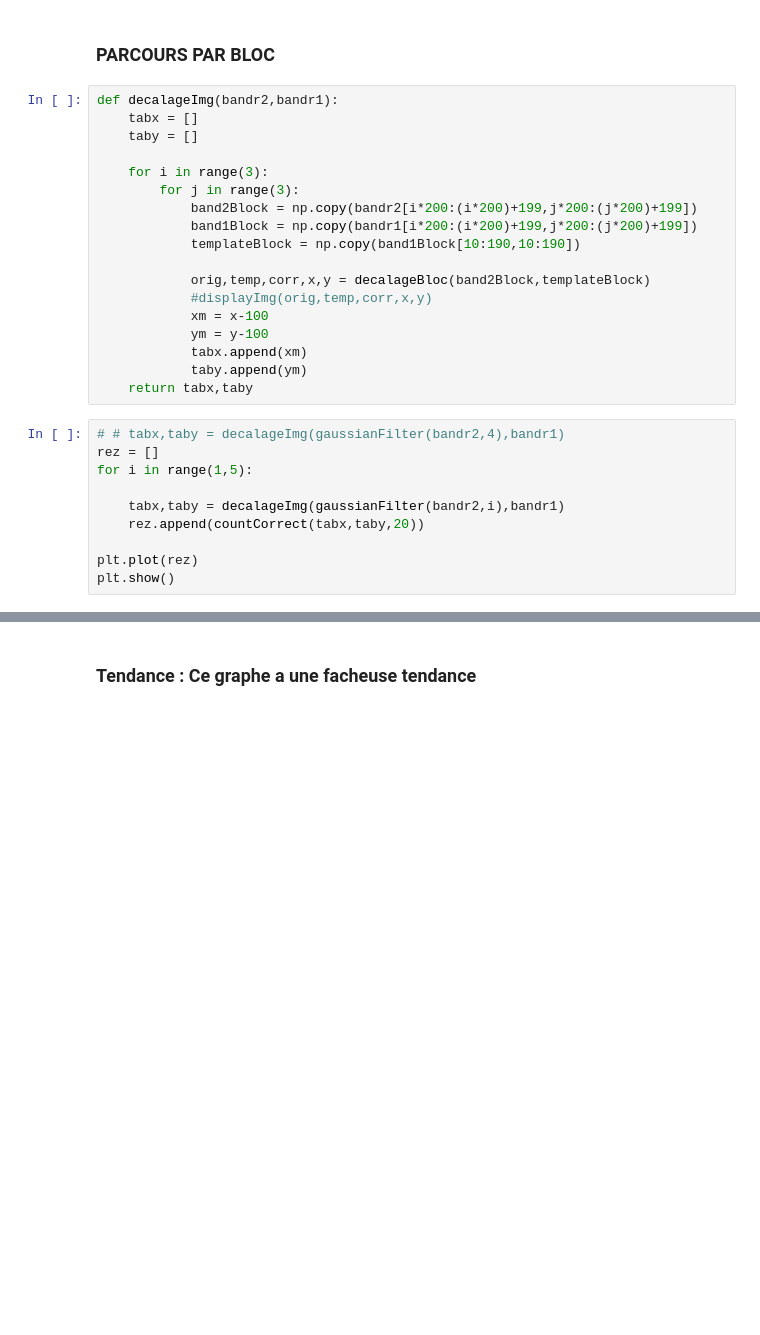
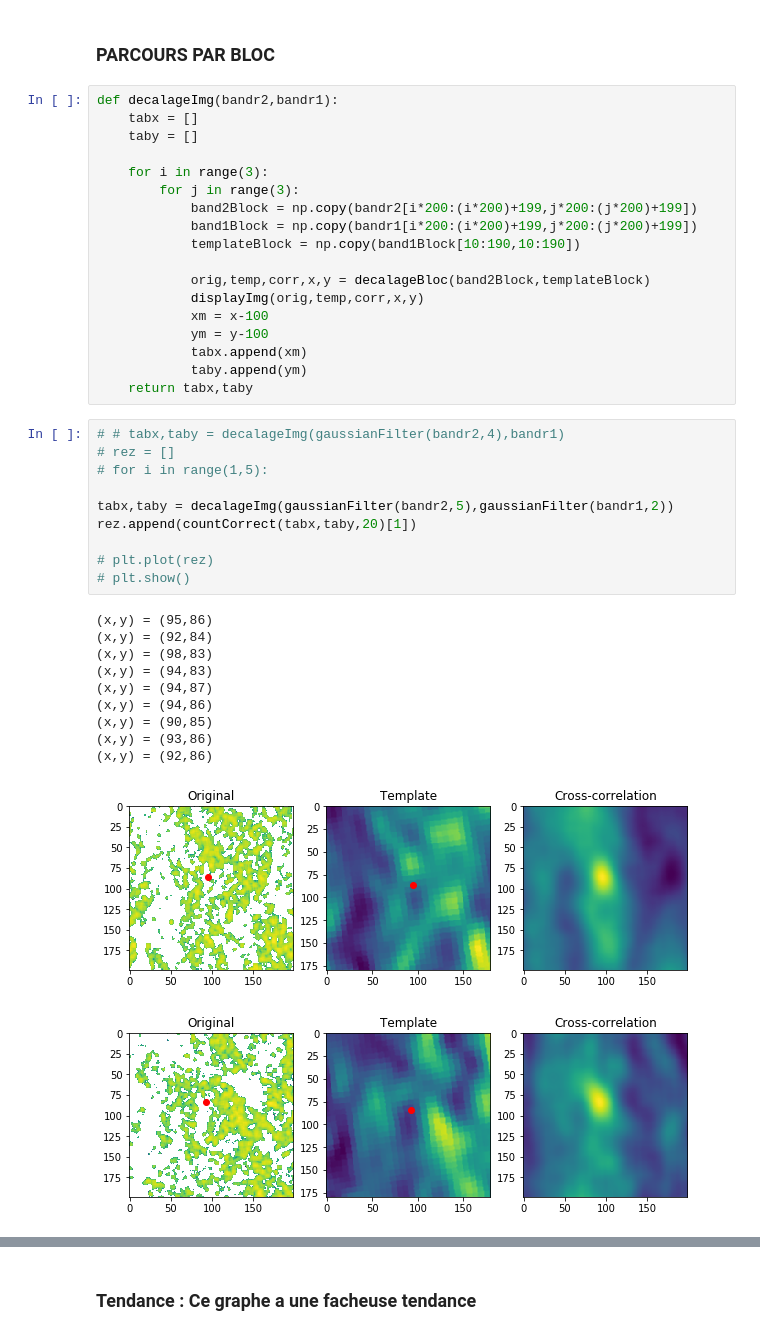
Before and after one commit to YamSok/CESBIO_BIOMASS, a Jupyter notebook: correlateBloc.ipynb, the cells around one changed output, grey strips where cells are left out. Saved outputs shown, nothing was run; the diff lists cells and outputs as text; blank space fills up the shorter version.

```diff
--- a/correlateBloc.ipynb
+++ b/correlateBloc.ipynb
@@ -158,7 +151,7 @@ def decalageImg(bandr2,bandr1):
             templateBlock = np.copy(band1Block[10:190,10:190])
 
             orig,temp,corr,x,y = decalageBloc(band2Block,templateBlock)
-            #displayImg(orig,temp,corr,x,y)
+            displayImg(orig,temp,corr,x,y)
             xm = x-100
             ym = y-100
             tabx.append(xm)
@@ -166,11 +159,23 @@ def decalageImg(bandr2,bandr1):
     return tabx,taby
 # %%
 # # tabx,taby = decalageImg(gaussianFilter(bandr2,4),bandr1)
-rez = []
-for i in range(1,5):
+# rez = []
+# for i in range(1,5):
 
-    tabx,taby = decalageImg(gaussianFilter(bandr2,i),bandr1)
-    rez.append(countCorrect(tabx,taby,20))
+tabx,taby = decalageImg(gaussianFilter(bandr2,5),gaussianFilter(bandr1,2))
+rez.append(countCorrect(tabx,taby,20)[1])
 
-plt.plot(rez)
-plt.show()
+# plt.plot(rez)
+# plt.show()
+# %% [output]
+(x,y) = (95,86)
+(x,y) = (92,84)
+(x,y) = (98,83)
+(x,y) = (94,83)
+(x,y) = (94,87)
+(x,y) = (94,86)
+(x,y) = (90,85)
+(x,y) = (93,86)
+(x,y) = (92,86)
+[figure, added]
+[figure, added]
```
Also changed, not shown: parts of 6 cells of this notebook.
